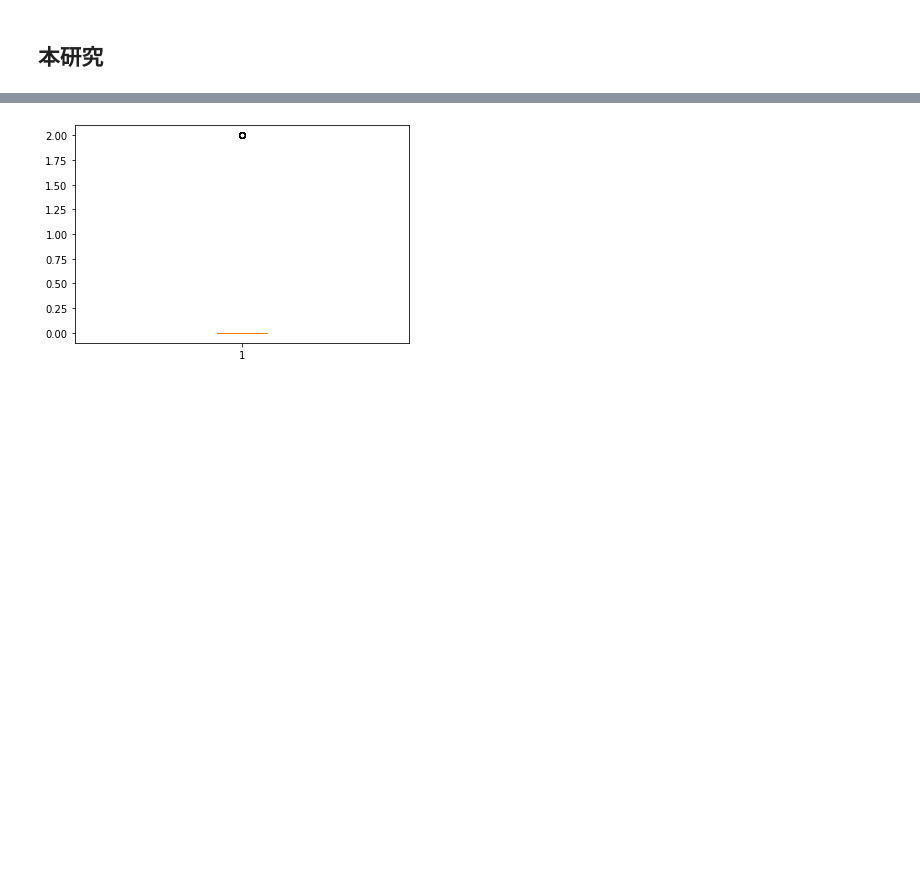
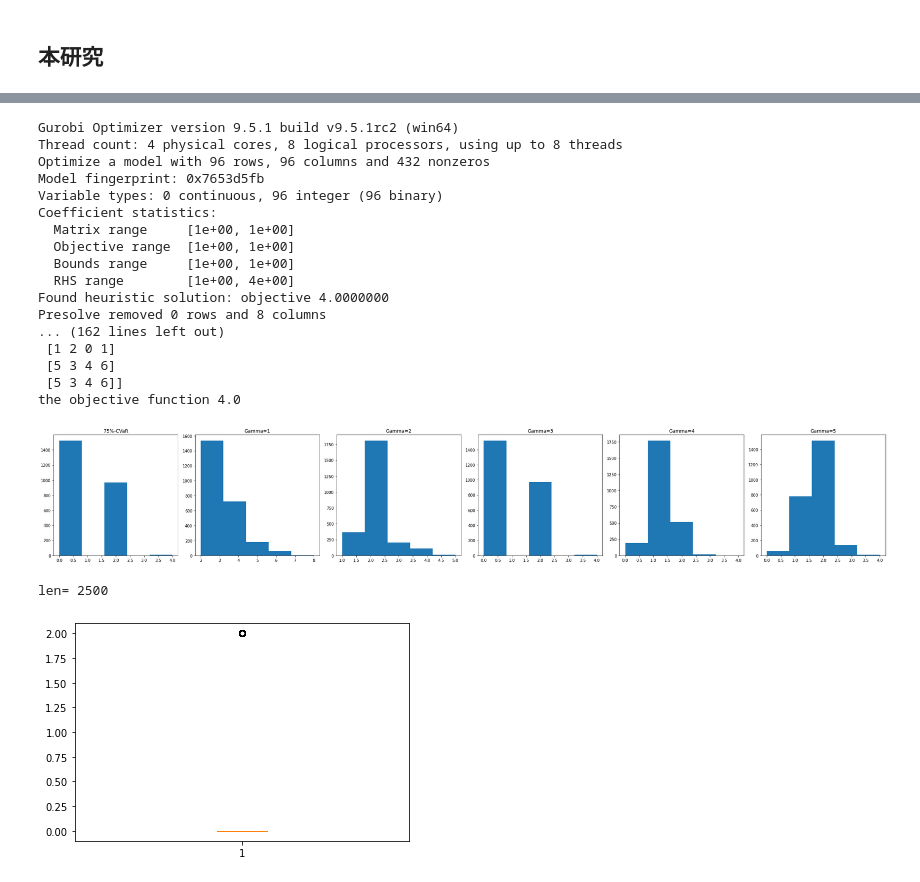
Before and after one commit to ikumadaiki/CPMP, a Jupyter notebook: cut-off.ipynb, the cells around one changed output, grey strips where cells are left out. Drawn from its saved outputs; the diff is of its cells as text; code cells hidden in the pictures; blank space fills up the shorter version.

```diff
--- a/cut-off.ipynb
+++ b/cut-off.ipynb
@@ -111,10 +111,10 @@ def CVaR(ship_num,stack_num,height,n_init,size,size_,beta,mean,cov,OC):
     penalty=np.sort(penalty)
     # print(penalty)
 
-    # penalty=penalty[round(0.8*size):]
+    # penalty=penalty[round(0.75*size):]
     # print(penalty)
 
-def robust(ship_num,stack_num,height,n,Gamma,size,size_,mean,cov):
+def robust(ship_num,stack_num,height,n,Gamma,size_,mean,cov):
   # nと初期配置を変更しなければいけない
   num=sum(n)
 
@@ -344,3 +342,63 @@ the objective function 4.0
+# %%
+inst=[4,4,[2,2,2,2,2,2]]
+size=3000
+size_=10000
+import numpy as np
+# mean=np.arange(1,ship_num+1)
+mean=np.array([0.8,1,3,3.2,3.5,5.5])
+covl=[2 for i in range(ship_num)]
+# a=list(a)
+# a=random.sample(a,ship_num)
+# mean=np.sort(a)
+cov=np.zeros((ship_num,ship_num))
+for i in range(ship_num):
+    for j in range(ship_num):
+        if i==j:
+            cov[i][i]=covl[1]
+for i in range(ship_num):
+    for j in range(ship_num):
+        if i!=j:
+            cov[i][j]=0
+import matplotlib.pyplot as plt
+fig, ax = plt.subplots(1,6,figsize=(30,5),tight_layout=True)
+for g in range(1,6):
+  prob=[]
+  ship_num=len(inst[2])
+  robust(ship_num,inst[0],inst[1],inst[2],g,size_,mean,cov)
+  prob+=list(penalty_r)
+  # print(prob)
+  # data+=(tuple(prob),)
+  # l.append("Gamma="+str(g))
+  # print("data=",data)
+# plt.boxplot(data,labels=l)
+# plt.show()
+
+  ax[g].hist(prob,bins=5)
+  ax[g].set_title("Gamma="+str(g))
+ax[0].hist(penalty_cvar,bins=5)
+ax[0].set_title("75%-CVaR")
+plt.show()
+print("len=",len(prob))
+# %% [output]
+Gurobi Optimizer version 9.5.1 build v9.5.1rc2 (win64)
+Thread count: 4 physical cores, 8 logical processors, using up to 8 threads
+Optimize a model with 96 rows, 96 columns and 432 nonzeros
+Model fingerprint: 0x7653d5fb
+Variable types: 0 continuous, 96 integer (96 binary)
+Coefficient statistics:
+  Matrix range     [1e+00, 1e+00]
+  Objective range  [1e+00, 1e+00]
+  Bounds range     [1e+00, 1e+00]
+  RHS range        [1e+00, 4e+00]
+Found heuristic solution: objective 4.0000000
+Presolve removed 0 rows and 8 columns
+... (162 lines left out)
+ [1 2 0 1]
+ [5 3 4 6]
+ [5 3 4 6]]
+the objective function 4.0
+[figure, added]
+len= 2500
 # %%
 data_2 = np.random.multivariate_normal(mean, cov, size=size_)
 
```
Also changed, not shown: parts of 1 cell of this notebook.
